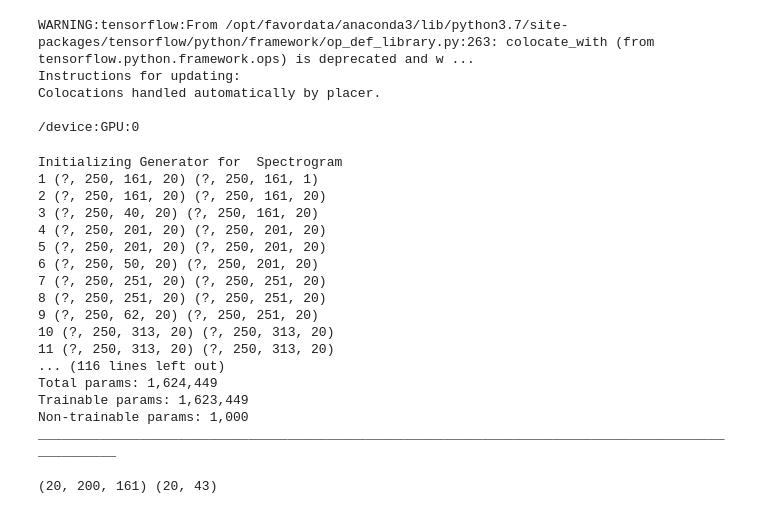
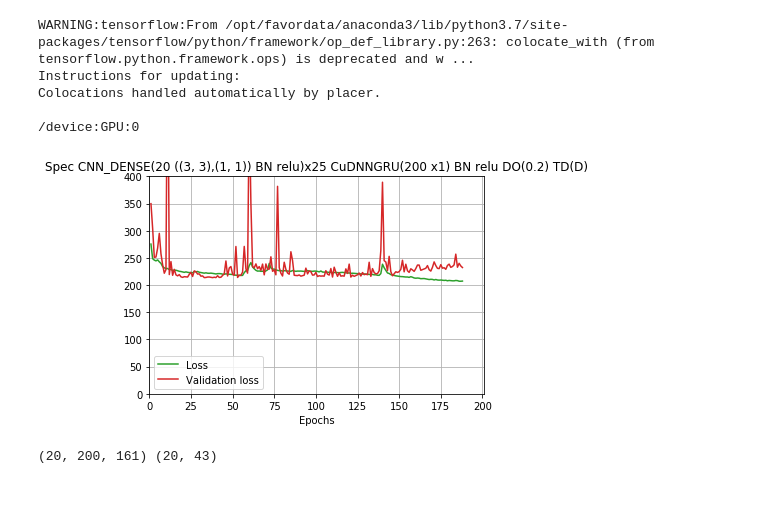
Before and after one commit to Dmitri-AI/udacity-project-nlp-speech-recognition, a Jupyter notebook: ScratchPad-Copy1.ipynb, the cells around one changed output. Drawn from its saved outputs; the diff is of its cells as text; code cells hidden in the pictures.

Commit message:
Conv2D fixed, attempted to train

```diff
--- a/ScratchPad-Copy1.ipynb
+++ b/ScratchPad-Copy1.ipynb
@@ -109,29 +109,13 @@ def print_list_of_strings(list_of_strings):
 # %%
 audio_gen_spec = None
 from keras.optimizers import SGD
 
-train_model(M.RNNModel(cnn_config=M.CNNConfig(filters=20,kernel_2d=(4,4), conv_stride_2d=(1,1), conv_border_mode="valid",
-                                              cnn_layers=15, cnn_dense=True,
-                                              cnn_activation_before_bn_do=False,
+train_model(M.RNNModel(cnn_config=M.CNNConfig(filters=20,kernel_2d=(3,3), conv_stride_2d=(1,1), conv_border_mode="valid",
+                                              cnn_layers=25, cnn_dense=True,
+                                              cnn_activation_before_bn_do=False, cnn_dropout_rate=0,
                                               cnn_do_bn_order=False),
-                       bd_merge=None, rnn_layers=2),
+                       bd_merge=None, rnn_layers=1),
 #                        optimizer=SGD(lr=0.05, decay=1e-6, momentum=0.9, nesterov=True, clipnorm=5),
-            epochs=100)
+            epochs=200)
 # %% [output]
-Initializing Generator for  Spectrogram
-1 (?, 250, 161, 20) (?, 250, 161, 1)
-2 (?, 250, 161, 20) (?, 250, 161, 20)
-3 (?, 250, 40, 20) (?, 250, 161, 20)
-4 (?, 250, 201, 20) (?, 250, 201, 20)
-5 (?, 250, 201, 20) (?, 250, 201, 20)
-6 (?, 250, 50, 20) (?, 250, 201, 20)
-7 (?, 250, 251, 20) (?, 250, 251, 20)
-8 (?, 250, 251, 20) (?, 250, 251, 20)
-9 (?, 250, 62, 20) (?, 250, 251, 20)
-10 (?, 250, 313, 20) (?, 250, 313, 20)
-11 (?, 250, 313, 20) (?, 250, 313, 20)
-... (116 lines left out)
-Total params: 1,624,449
-Trainable params: 1,623,449
-Non-trainable params: 1,000
-__________________________________________________________________________________________________
+[figure, added]
```
Also changed, not shown: parts of 2 cells of this notebook, 23 other files.
